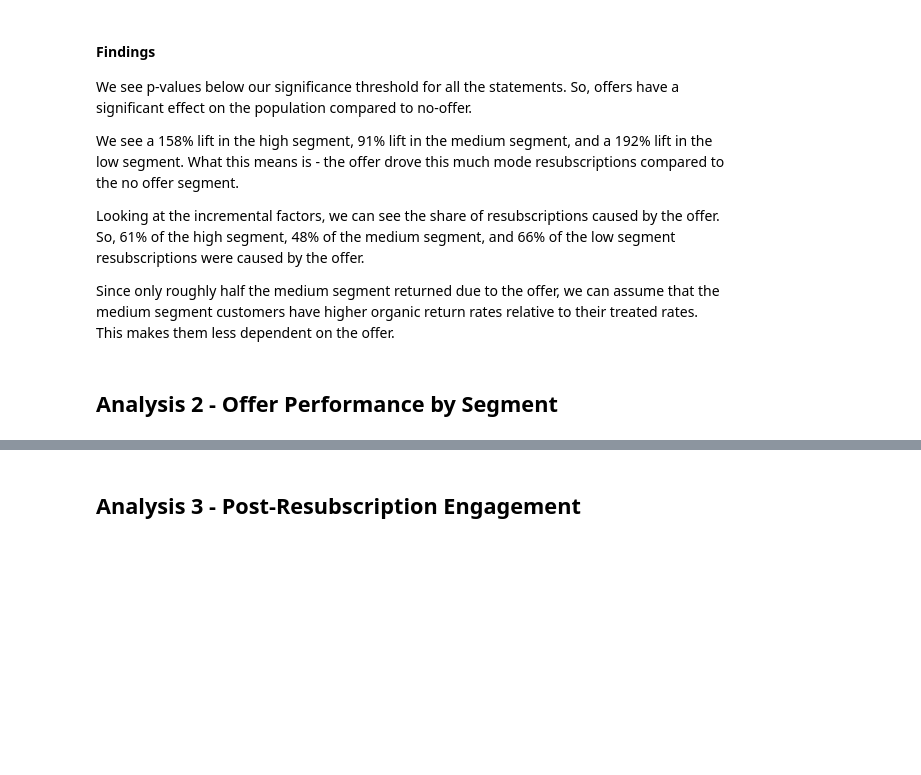
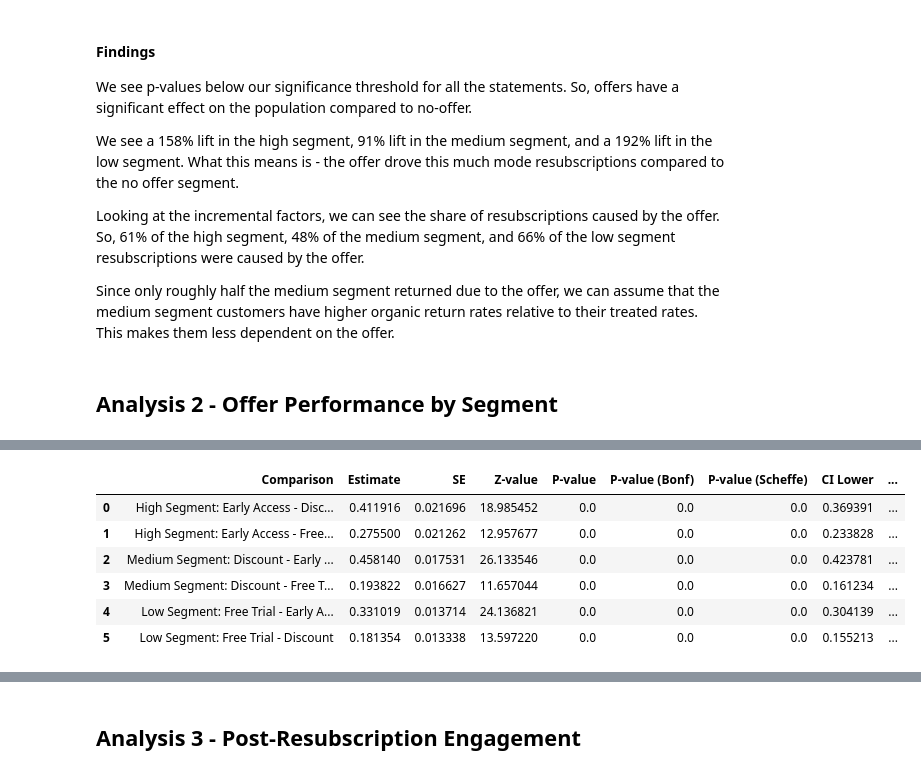
Before and after one commit to DivyaSharma0795/streaming-campaign-measurement, a Jupyter notebook: notebooks/03_Analysis.ipynb, the cells around one changed output, grey strips where cells are left out. Saved outputs shown, nothing was run; the diff lists cells and outputs as text; code cells hidden in the pictures; blank space fills up the shorter version.

```diff
--- a/notebooks/03_Analysis.ipynb
+++ b/notebooks/03_Analysis.ipynb
@@ -365,0 +682,85 @@ Since only roughly half the medium segment returned due to the offer, we can ass
+# %%
+
+params = model.params
+cov = model.cov_params()
+
+contrast_vectors = {'High Segment: Early Access - Discount'  : np.array([0 , 1, 0, 0, 0, 0, 0, 0, 0]),
+                    'High Segment: Early Access - Free Trial': np.array([0 , 1,-1, 0, 0, 0, 0, 0, 0]),
+                    'Medium Segment: Discount - Early Access': np.array([0 ,-1, 0, 0, 0, 0, 0,-1, 0]),
+                    'Medium Segment: Discount - Free Trial'  : np.array([0 , 0,-1, 0, 0, 0, 0, 0,-1]),
+                    'Low Segment: Free Trial - Early Access' : np.array([0 ,-1, 1, 0, 0,-1, 1, 0, 0]),
+                    'Low Segment: Free Trial - Discount'     : np.array([0 , 0, 1, 0, 0, 0, 1, 0, 0]),
+}
+
+# Z critical value for 95% confidence
+z_crit = norm.ppf(0.975)
+
+# Number of comparisons for Bonferroni correction
+k = len(contrast_vectors)
+
+rows = []
+for label, contrast in contrast_vectors.items():
+    est = np.dot(contrast, params)
+    se = np.sqrt(np.dot(contrast.T, np.dot(cov, contrast)))
+    z_val = est / se
+    p_val = 2 * (1 - norm.cdf(abs(z_val)))
+
+    #Bonferroni correction
+    p_val_bonf = min(p_val * k, 1)
+
+    #Seheffe adjustment
+    p_val_scheffe = 1 - (1 - p_val) ** k
+
+    lower = est - z_crit * se
+    upper = est + z_crit * se
+    exp_est = np.exp(est)
+    exp_lower = np.exp(lower)
+    exp_upper = np.exp(upper)
+
+    # These lifts and incremenal factors are calcualted in the odds space. If our incidence rate was lower, we could have calculated the lifts and incrementals correctly in this space, but given our high incidence rate(>10%), these will give exaggerated values and not be reflective of the true lift and incremental factor in the probability space.
+    # lift = (exp_est - 1)*100 # (treatment - control) / control
+    # factor = round((1 - (1 / (lift/100 + 1)))*100) # (treatment - control) / treatment
+
+    # Extract segment name from label
+    parts = label.split(': ')
+    segment = parts[0]
+    offers = parts[1].split(' - ')
+    offer1 = offers[0]  # First offer (numerator)
+    offer2 = offers[1]  # Second offer (denominator)
+
+    # Get predicted probabilities
+    offer1_key = f'{segment} {offer1} Offer'
+    offer2_key = f'{segment} {offer2} Offer'
+    offer1_prob = predicted_df[predicted_df['Contrast'] == offer1_key]['predicted'].values[0]
+    offer2_prob = predicted_df[predicted_df['Contrast'] == offer2_key]['predicted'].values[0]
+
+    # Calculate lift in probability space (offer1 - offer2) / offer2
+    lift = ((offer1_prob - offer2_prob) / offer2_prob) * 100
+
+    rows.append([label, est, se, z_val, p_val, p_val_bonf, p_val_scheffe, lower, upper, exp_est, exp_lower, exp_upper, lift])
+
+result_df = pd.DataFrame(rows, columns=[
+    'Comparison',
+    'Estimate',
+    'SE',
+    'Z-value',
+    'P-value',
+    'P-value (Bonf)',
+    'P-value (Scheffe)',
+    'CI Lower',
+    'CI Upper',
+    'Exp(Estimate)',
+    'Exp(CI Lower)',
+    'Exp(CI Upper)',
+    'Lift (%)'
+    ])
+
+result_df
+# %% [output]
+|  | Comparison | Estimate | SE | Z-value | P-value | P-value (Bonf) | P-value (Scheffe) | CI Lower | ... |
+| 0 | High Segment: Early Access - Disc... | 0.411916 | 0.021696 | 18.985452 | 0.0 | 0.0 | 0.0 | 0.369391 | ... |
+| 1 | High Segment: Early Access - Free... | 0.275500 | 0.021262 | 12.957677 | 0.0 | 0.0 | 0.0 | 0.233828 | ... |
+| 2 | Medium Segment: Discount - Early ... | 0.458140 | 0.017531 | 26.133546 | 0.0 | 0.0 | 0.0 | 0.423781 | ... |
+| 3 | Medium Segment: Discount - Free T... | 0.193822 | 0.016627 | 11.657044 | 0.0 | 0.0 | 0.0 | 0.161234 | ... |
+| 4 | Low Segment: Free Trial - Early A... | 0.331019 | 0.013714 | 24.136821 | 0.0 | 0.0 | 0.0 | 0.304139 | ... |
+| 5 | Low Segment: Free Trial - Discount | 0.181354 | 0.013338 | 13.597220 | 0.0 | 0.0 | 0.0 | 0.155213 | ... |
```
Also changed, not shown: parts of 20 cells of this notebook.
